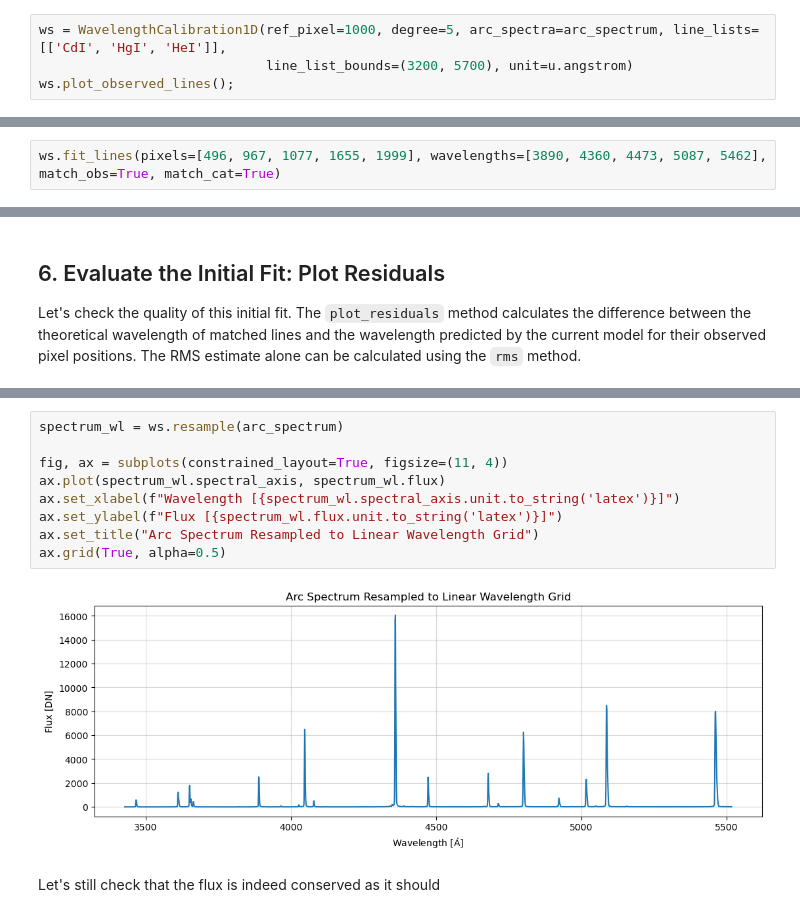
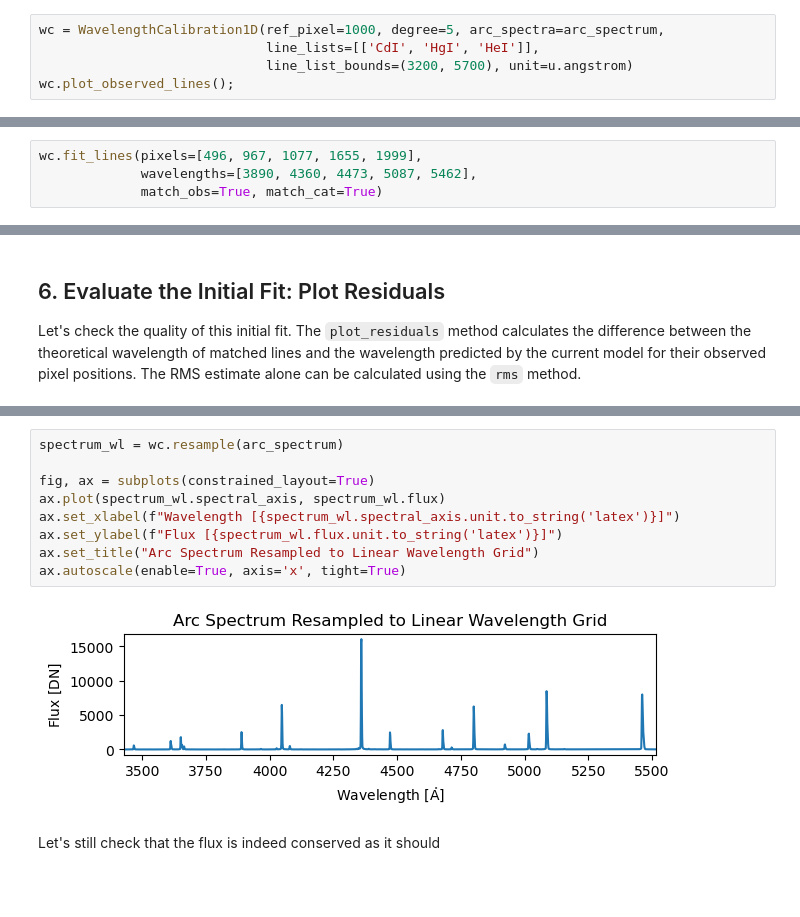
Before and after one commit to astropy/specreduce, a Jupyter notebook: docs/wavelength_calibration/wavecal1d_example_01.ipynb, the cells around one changed output, grey strips where cells are left out. Drawn from its saved outputs; the diff is of its cells as text; blank space fills up the shorter version.

```diff
--- a/docs/wavelength_calibration/wavecal1d_example_01.ipynb
+++ b/docs/wavelength_calibration/wavecal1d_example_01.ipynb
@@ -59,6 +64,7 @@ In this example, we provide:
 
 The `plot_observed_lines` method displays the arc spectra and input lines in pixel space. At this stage, it shows only the raw input spectrum since no lines have been identified or fitted.
 # %%
-ws = WavelengthCalibration1D(ref_pixel=1000, degree=5, arc_spectra=arc_spectrum, line_lists=[['CdI', 'HgI', 'HeI']],
+wc = WavelengthCalibration1D(ref_pixel=1000, degree=5, arc_spectra=arc_spectrum,
+                             line_lists=[['CdI', 'HgI', 'HeI']],
                              line_list_bounds=(3200, 5700), unit=u.angstrom)
-ws.plot_observed_lines();
+wc.plot_observed_lines();
@@ -117,7 +113,9 @@ The `WavelengthSolution1D` class offers several ways to fit:
 
 In this example, we'll use `fit_lines` with a few manually identified pairs. We visually inspect the plots above (or use an interactive tool in a real scenario) to find approximate correspondences. We also set `match_pix` and `match_wav` to `True` to match the approximate pixel and wavelength line values with the more accurate observed line centroids and catalog wavelength values.
 # %%
-ws.fit_lines(pixels=[496, 967, 1077, 1655, 1999], wavelengths=[3890, 4360, 4473, 5087, 5462], match_obs=True, match_cat=True)
+wc.fit_lines(pixels=[496, 967, 1077, 1655, 1999],
+             wavelengths=[3890, 4360, 4473, 5087, 5462],
+             match_obs=True, match_cat=True)
 # %% [output]
 WARNING: The fit may be poorly conditioned
  [astropy.modeling.fitting]
@@ -153,16 +154,16 @@ The method uses the fitted `_p2w`, `_w2p`, and `_p2w_dldx` transformations to ma
 
 Here, we demonstrate by resampling the original arc spectrum itself. In a typical workflow, you would apply this `resample` method (using the `ws` object derived from the arc lamp) to your *science* spectrum observed with the same instrument setup.
 # %%
-spectrum_wl = ws.resample(arc_spectrum)
+spectrum_wl = wc.resample(arc_spectrum)
 
-fig, ax = subplots(constrained_layout=True, figsize=(11, 4))
+fig, ax = subplots(constrained_layout=True)
 ax.plot(spectrum_wl.spectral_axis, spectrum_wl.flux)
 ax.set_xlabel(f"Wavelength [{spectrum_wl.spectral_axis.unit.to_string('latex')}]")
 ax.set_ylabel(f"Flux [{spectrum_wl.flux.unit.to_string('latex')}]")
 ax.set_title("Arc Spectrum Resampled to Linear Wavelength Grid")
-ax.grid(True, alpha=0.5)
+ax.autoscale(enable=True, axis='x', tight=True)
 # %% [output]
-[figure, old version]
+[figure, new version]
 # %% [markdown]
 Let's still check that the flux is indeed conserved as it should
 # %%
```
Also changed, not shown: parts of 21 cells of this notebook, 2 other files.
